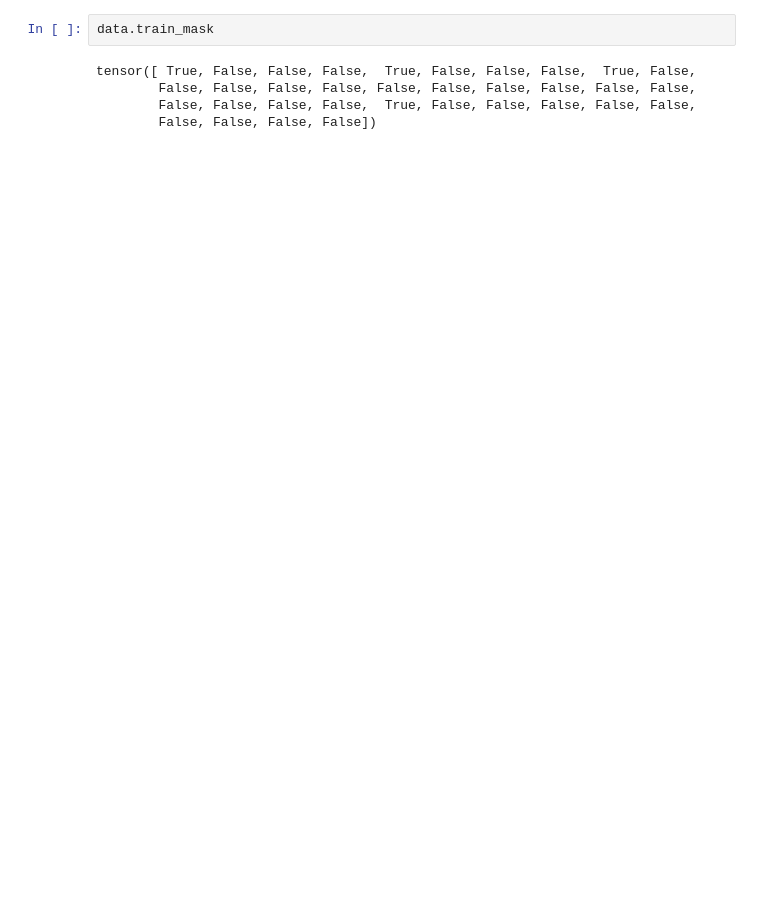
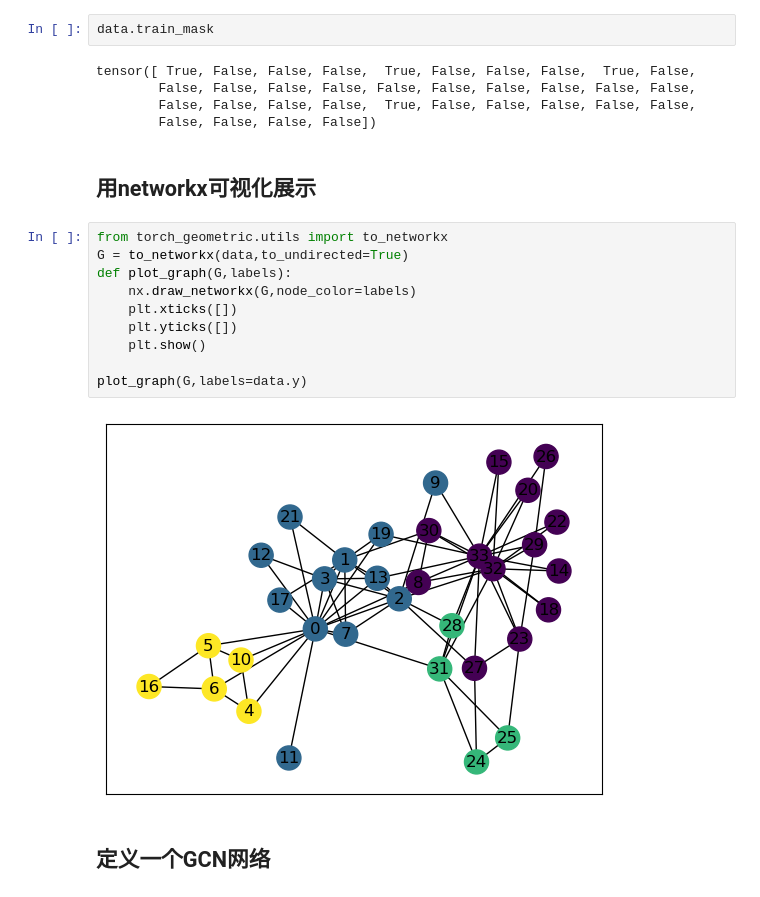
Before and after one commit to CeHouGIS/torch_geometric_trial, a Jupyter notebook: pyg_test.ipynb, the cells around one changed output. Saved outputs shown, nothing was run; the diff lists cells and outputs as text; blank space fills up the shorter version.

```diff
--- a/pyg_test.ipynb
+++ b/pyg_test.ipynb
@@ -36,3 +44,19 @@ tensor([ True, False, False, False,  True, False, False, False,  True, False,
         False, False, False, False, False, False, False, False, False, False,
         False, False, False, False,  True, False, False, False, False, False,
         False, False, False, False])
+# %% [markdown]
+## 用networkx可视化展示
+# %%
+from torch_geometric.utils import to_networkx
+G = to_networkx(data,to_undirected=True)
+def plot_graph(G,labels):
+    nx.draw_networkx(G,node_color=labels)
+    plt.xticks([])
+    plt.yticks([])
+    plt.show()
+
+plot_graph(G,labels=data.y)
+# %% [output]
+[figure, added]
+# %% [markdown]
+## 定义一个GCN网络
```
Also changed, not shown: parts of 3 cells of this notebook.
